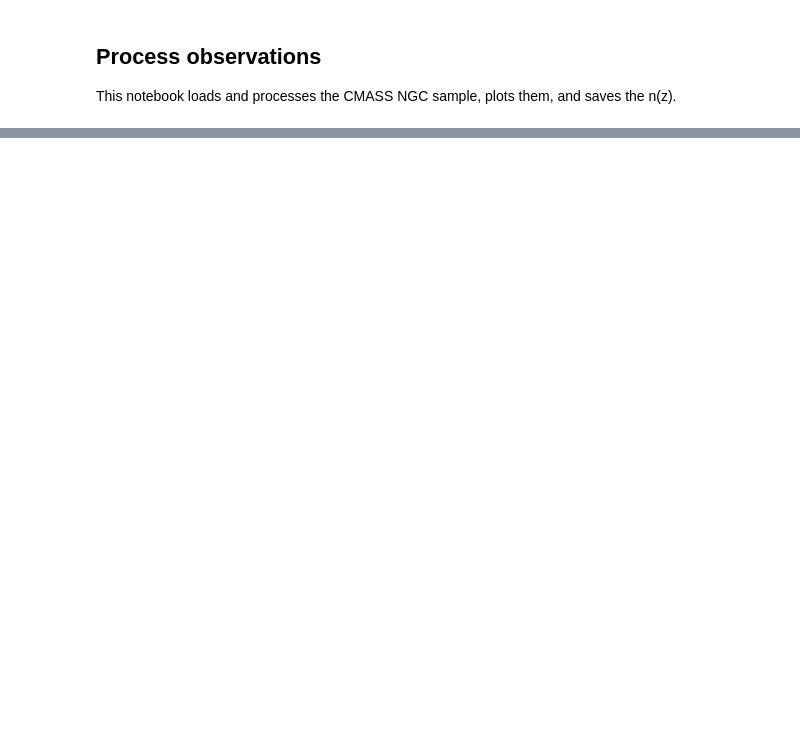
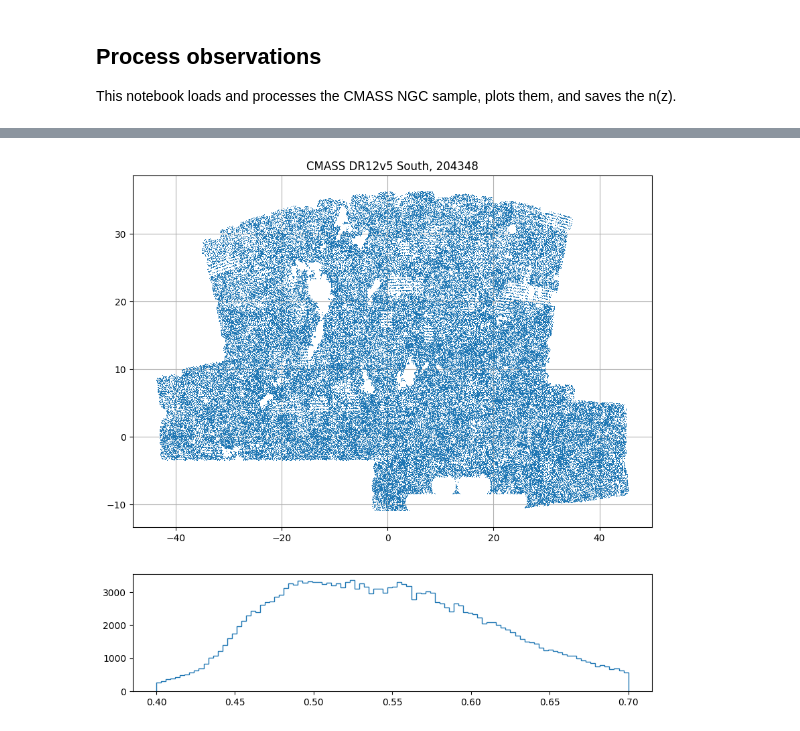
Before and after one commit to maho3/ltu-cmass, a Jupyter notebook: notebooks/process_observe.ipynb, the cells around one changed output, grey strips where cells are left out. Saved outputs shown, nothing was run; the diff lists cells and outputs as text; code cells hidden in the pictures; blank space fills up the shorter version.

```diff
--- a/notebooks/process_observe.ipynb
+++ b/notebooks/process_observe.ipynb
@@ -73,0 +106,22 @@ np.savetxt(outpath, h, delimiter='\n', fmt='%d')
+# %%
+# load survey
+
+def load_galaxies(fname, fields):
+    with fits.open(fname) as hdul:
+        gals = np.array([hdul[1].data[x] for x in fields]).T
+        gals = pd.DataFrame(gals, columns=fields)
+    return gals
+
+
+fname = '../data/obs/galaxy_DR12v5_CMASS_South.fits'
+fields = ['RA', 'DEC', 'Z',
+          'WEIGHT_SYSTOT', 'WEIGHT_NOZ', 'WEIGHT_CP']
+cmass = load_galaxies(fname, fields)
+# %%
+from cmass.survey.selection import apply_mask
+from cmass.survey.tools import sky_to_xyz
+
+crdz = cmass[['RA', 'DEC', 'Z']].values
+
+np.random.seed(0)
+crdz = apply_mask(crdz, wdir='../data', is_North=False, fibermode=1)
@@ -73,0 +139,13 @@ np.savetxt(outpath, h, delimiter='\n', fmt='%d')
+# %%
+f, axs = plt.subplots(2, 1, figsize=(10, 10),
+                      gridspec_kw={'height_ratios': [3, 1]})
+axs[0].plot((crdz[:, 0]+180) % 360-180,
+            crdz[:, 1], ',', ms=1, alpha=1)
+axs[0].set_title(f'CMASS DR12v5 South, {len(crdz)}')
+axs[0].grid()
+# axs[0].set_xlim(105, 265)
+# axs[0].set_ylim(-5, 70)
+axs[1].hist(crdz[:, 2], bins=100, histtype='step', lw=2)
+plt.show()
+# %% [output]
+[figure, added]
```
Also changed, not shown: parts of 10 cells of this notebook, 2 other files.
